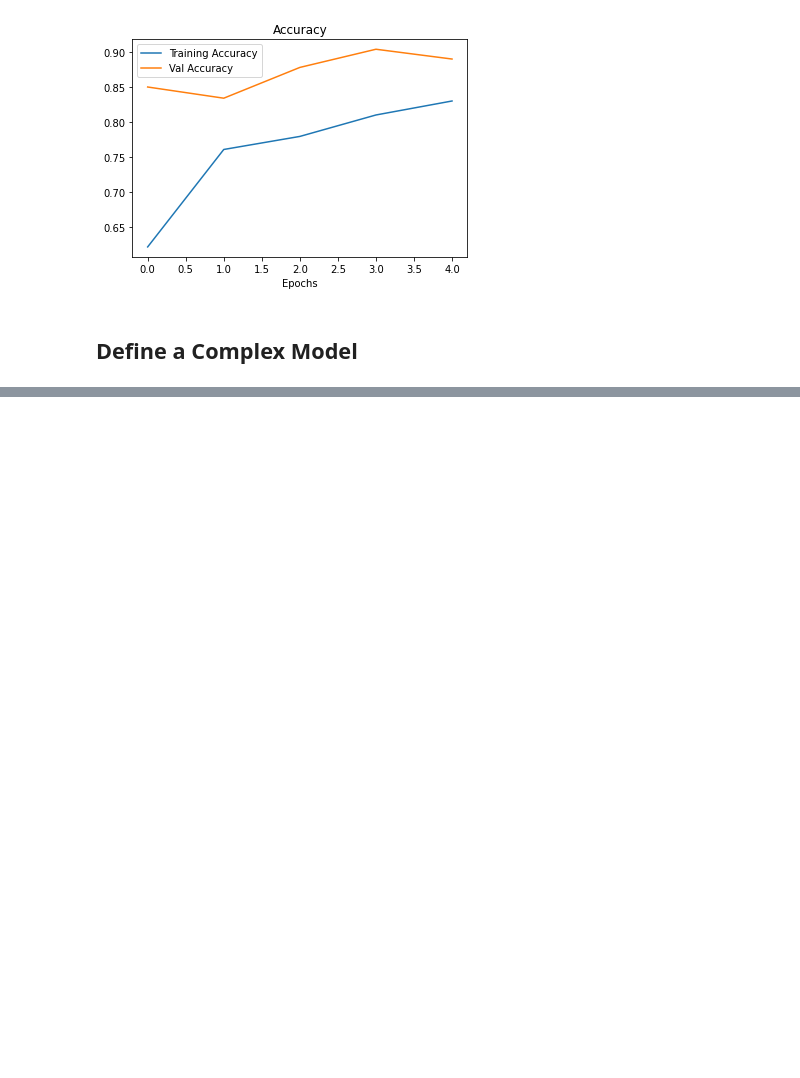
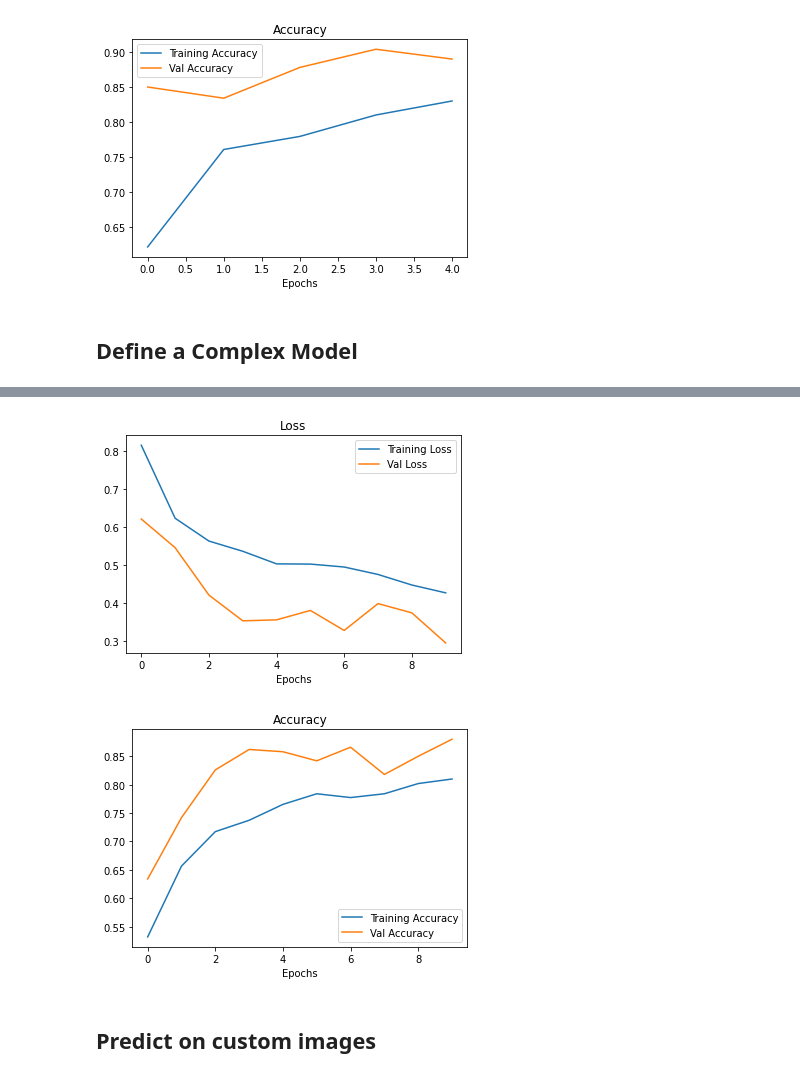
Before and after one commit to leogalbu/Colab_Notebook, a Jupyter notebook: Binary_Food_Classification.ipynb, the cells around one changed output, grey strips where cells are left out. Saved outputs shown, nothing was run; the diff lists cells and outputs as text; code cells hidden in the pictures; blank space fills up the shorter version.

```diff
--- a/Binary_Food_Classification.ipynb
+++ b/Binary_Food_Classification.ipynb
@@ -167,0 +215,17 @@ plot_loss_curves(baseline_history)
+# %%
+model_1 = Sequential([
+    Conv2D(32,3, input_shape=(224,224,3), activation='relu'),
+    Conv2D(32,3, activation='relu'),
+    MaxPool2D(2),
+    Conv2D(64, 3, activation='relu'),
+    Conv2D(64,3, activation='relu'),
+    MaxPool2D(2),
+    GlobalAveragePooling2D(),
+    Dense(128, activation='relu'),
+    Dropout(0.5),
+    Dense(1, activation='sigmoid')
+])
+# %%
+model_1.compile(loss='binary_crossentropy', metrics=['accuracy'], optimizer=Adam())
+# %%
+history_1 = model_1.fit(train_data, steps_per_epoch=len(train_data), epochs=10, validation_data=test_data, validation_steps=len(test_data))
@@ -167,0 +253,8 @@ plot_loss_curves(baseline_history)
+# %%
+# Plotting Model 1 Loss Curves
+plot_loss_curves(history_1)
+# %% [output]
+[figure, added]
+[figure, added]
+# %% [markdown]
+## Predict on custom images
```
Also changed, not shown: parts of 7 cells of this notebook.
